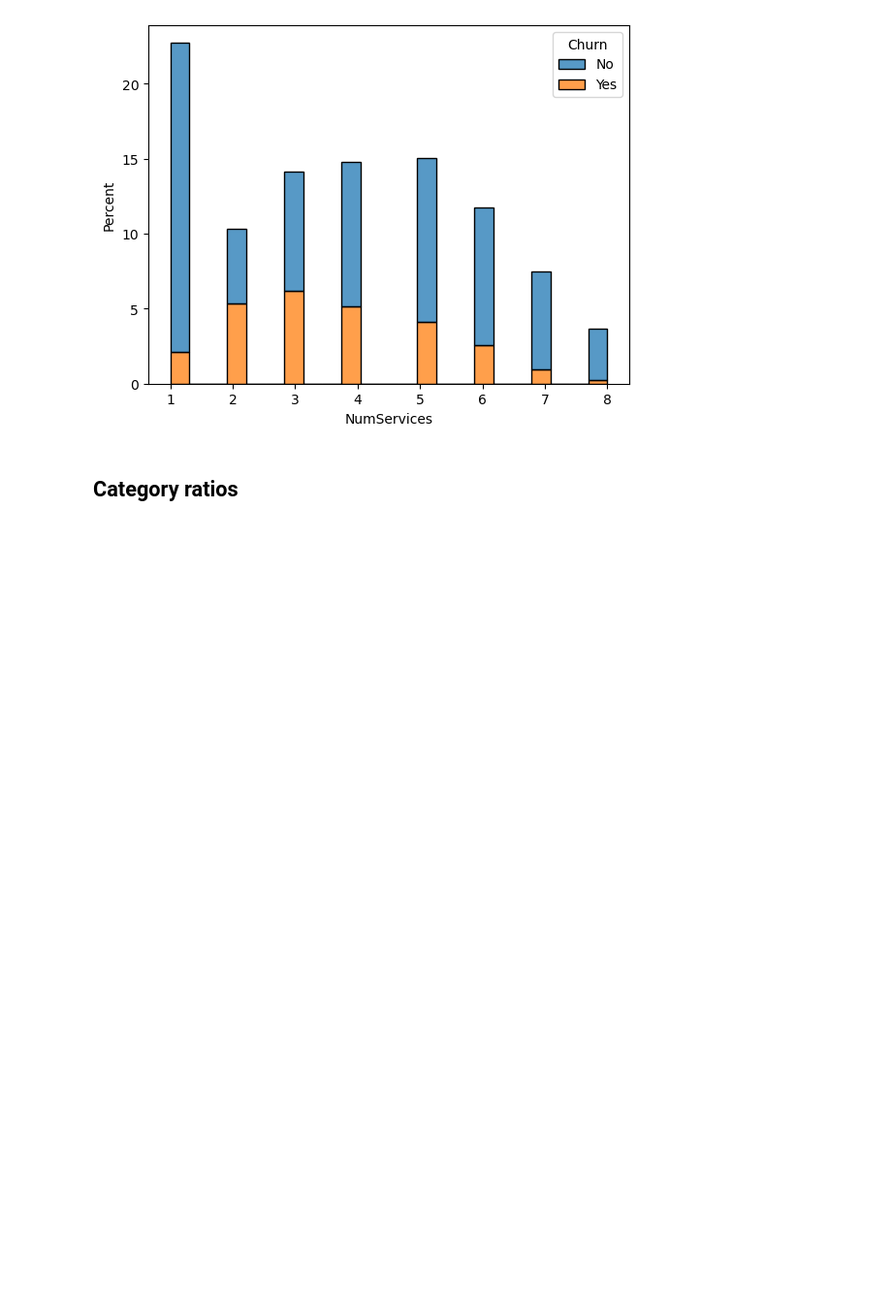
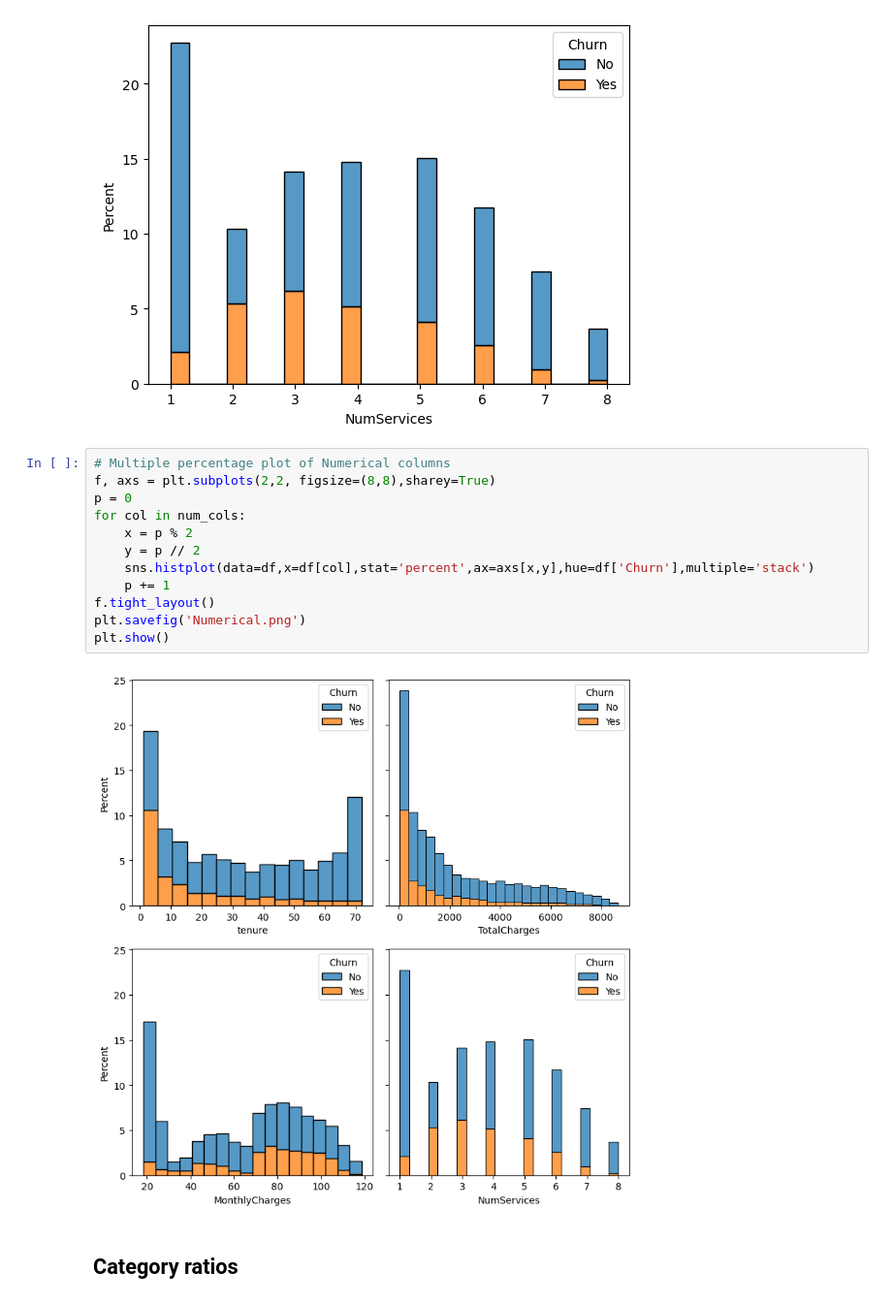
Before and after one commit to cvarney/telco_customer_churn, a Jupyter notebook: varney_christopher_churn.ipynb, the cells around one changed output. Shown at 97% size. Saved outputs shown, nothing was run; the diff lists cells and outputs as text; blank space fills up the shorter version.

```diff
--- a/varney_christopher_churn.ipynb
+++ b/varney_christopher_churn.ipynb
@@ -340,6 +352,20 @@ for col in num_cols:
 [figure]
 [figure]
 [figure]
+# %%
+# Multiple percentage plot of Numerical columns
+f, axs = plt.subplots(2,2, figsize=(8,8),sharey=True)
+p = 0
+for col in num_cols:
+    x = p % 2
+    y = p // 2
+    sns.histplot(data=df,x=df[col],stat='percent',ax=axs[x,y],hue=df['Churn'],multiple='stack')
+    p += 1
+f.tight_layout()
+plt.savefig('Numerical.png')
+plt.show()
+# %% [output]
+[figure, added]
 # %% [markdown]
 ## Category ratios
 # %%
```
Also changed, not shown: parts of 40 cells of this notebook.
